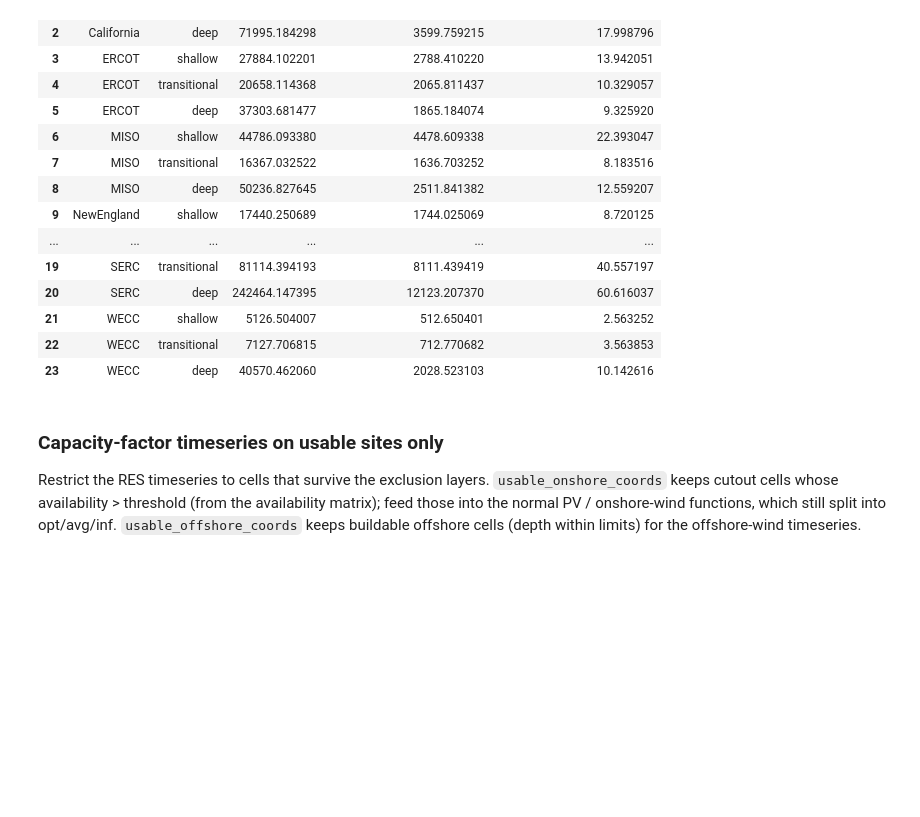
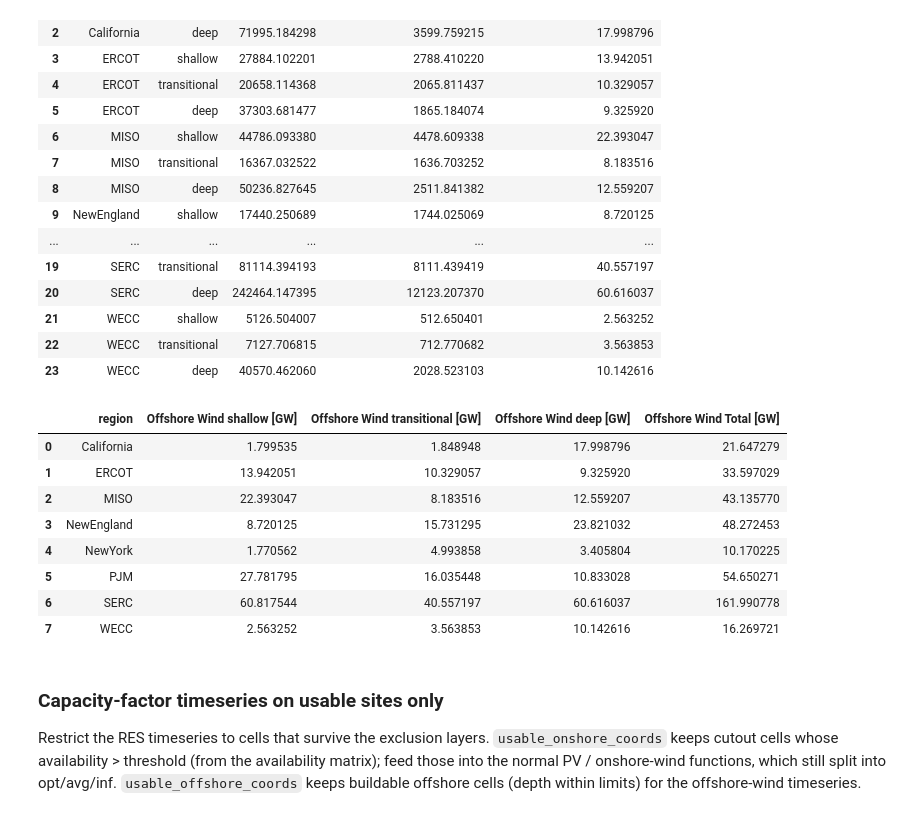
Before and after one commit to loeffko/GENeSYS_MOD.tools, a Jupyter notebook: GIS_&_Timeseries_Tool/GENeSYS-MOD_RES_Tool_US.ipynb, the cells around one changed output. Drawn from its saved outputs; the diff is of its cells as text; code cells hidden in the pictures; blank space fills up the shorter version.

```diff
--- a/GIS_&_Timeseries_Tool/GENeSYS-MOD_RES_Tool_US.ipynb
+++ b/GIS_&_Timeseries_Tool/GENeSYS-MOD_RES_Tool_US.ipynb
@@ -177,9 +199,11 @@ display(wind_onshore_opt.mean())
 # %%
-wind_offshore_shallow, wind_offshore_transitional, wind_offshore_deep = wind_offshore_capacity_factors(cutout,
-                                                                                                       coords_offshore,
-                                                                                                       offshore_turbine,
-                                                                                                       timeframe=timeframe,
-                                                                                                       filename=filename,
-                                                                                                       write_raw_data=False, # determines if you want to have the aggregated outputs per administrative region or the full dataset of each individual coordinate (default: False)
-                                                                                                       output_dir=output_dir)
+# Controlled by 'generate_full_area_timeseries' switch (set in the config cell).
+if generate_full_area_timeseries:
+    wind_offshore_shallow, wind_offshore_transitional, wind_offshore_deep = wind_offshore_capacity_factors(cutout,
+                                                                                                           coords_offshore,
+                                                                                                           offshore_turbine,
+                                                                                                           timeframe=timeframe,
+                                                                                                           filename=filename,
+                                                                                                           write_raw_data=False, # determines if you want to have the aggregated outputs per administrative region or the full dataset of each individual coordinate (default: False)
+                                                                                                           output_dir=output_dir)
 # %%
@@ -189,8 +215,10 @@ display(wind_offshore_deep.mean())
 # %%
-df_heatpump_ground_cop, df_cooling, df_heating, df_heatpump_cop = temperature_timeseries(cutout,
-                                                                                        coords_onshore,
-                                                                                        timeframe=timeframe,
-                                                                                        filename=filename,
-                                                                                        write_raw_data=False, # determines if you want to have the aggregated outputs per administrative region or the full dataset of each individual coordinate (default: False)
-                                                                                        output_dir=output_dir)
+# Controlled by 'generate_full_area_timeseries' switch (set in the config cell).
+if generate_full_area_timeseries:
+    df_heatpump_ground_cop, df_cooling, df_heating, df_heatpump_cop = temperature_timeseries(cutout,
+                                                                                            coords_onshore,
+                                                                                            timeframe=timeframe,
+                                                                                            filename=filename,
+                                                                                            write_raw_data=False, # determines if you want to have the aggregated outputs per administrative region or the full dataset of each individual coordinate (default: False)
+                                                                                            output_dir=output_dir)
 # %%
@@ -540,6 +580,28 @@ offshore_df
 | 21 | WECC | shallow | 5126.504007 | 512.650401 | 2.563252 |
 | 22 | WECC | transitional | 7127.706815 | 712.770682 | 3.563853 |
 | 23 | WECC | deep | 40570.462060 | 2028.523103 | 10.142616 |
+# %%
+# Standalone offshore export: pivot offshore_df to one row per region with depth-
+# class columns + total, and write to CSV. Only needs offshore_df (run the cell
+# above first) - does NOT require the per-region combined run.
+_off_wide = offshore_df.pivot_table(index="region", columns="depth_class",
+                                    values="Offshore Wind Capacity [GW]",
+                                    aggfunc="sum", observed=True)
+_off_wide.columns = [f"Offshore Wind {c} [GW]" for c in _off_wide.columns]
+_off_wide["Offshore Wind Total [GW]"] = _off_wide.sum(axis=1)
+_off_wide = _off_wide.reset_index()
+_off_wide.to_csv(os.path.join(output_dir, f"{filename}_potentials_offshore.csv"), index=False)
+_off_wide
+# %% [output]
+|  | region | Offshore Wind shallow [GW] | Offshore Wind transitional [GW] | Offshore Wind deep [GW] | Offshore Wind Total [GW] |
+| 0 | California | 1.799535 | 1.848948 | 17.998796 | 21.647279 |
+| 1 | ERCOT | 13.942051 | 10.329057 | 9.325920 | 33.597029 |
+| 2 | MISO | 22.393047 | 8.183516 | 12.559207 | 43.135770 |
+| 3 | NewEngland | 8.720125 | 15.731295 | 23.821032 | 48.272453 |
+| 4 | NewYork | 1.770562 | 4.993858 | 3.405804 | 10.170225 |
+| 5 | PJM | 27.781795 | 16.035448 | 10.833028 | 54.650271 |
+| 6 | SERC | 60.817544 | 40.557197 | 60.616037 | 161.990778 |
+| 7 | WECC | 2.563252 | 3.563853 | 10.142616 | 16.269721 |
 # %% [markdown]
 ### Capacity-factor timeseries on usable sites only
 
```
Also changed, not shown: parts of 15 cells of this notebook, 3 other files.
